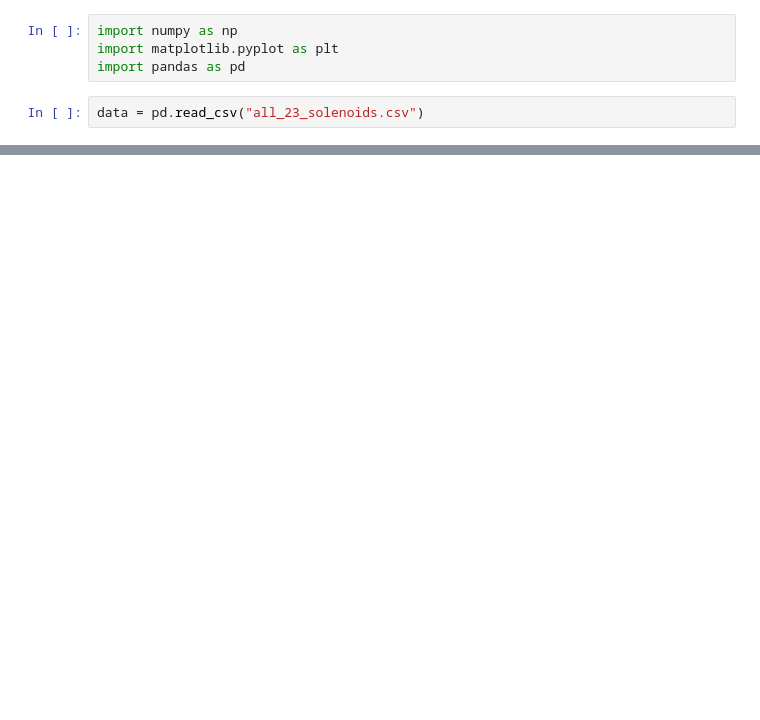
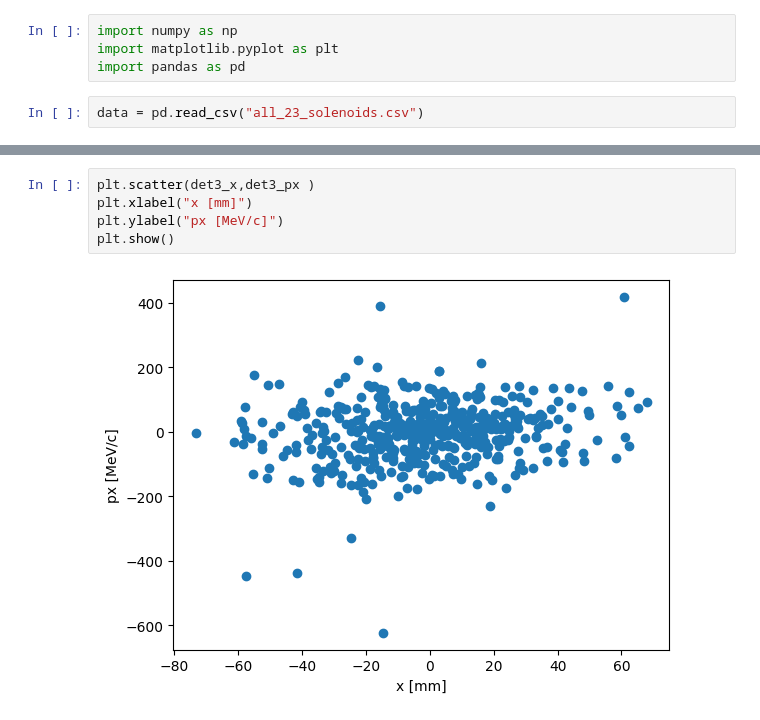
Before and after one commit to prateekraouw/Geant4_new_geo, a Jupyter notebook: build/plot.ipynb, the cells around one changed output, grey strips where cells are left out. Drawn from its saved outputs; the diff is of its cells as text; blank space fills up the shorter version.

```diff
--- a/build/plot.ipynb
+++ b/build/plot.ipynb
@@ -218,0 +179,7 @@ print(z_points)
+# %%
+plt.scatter(det3_x,det3_px )
+plt.xlabel("x [mm]")
+plt.ylabel("px [MeV/c]")
+plt.show()
+# %% [output]
+[figure, added]
```
Also changed, not shown: parts of 17 cells of this notebook, 23 other files.
